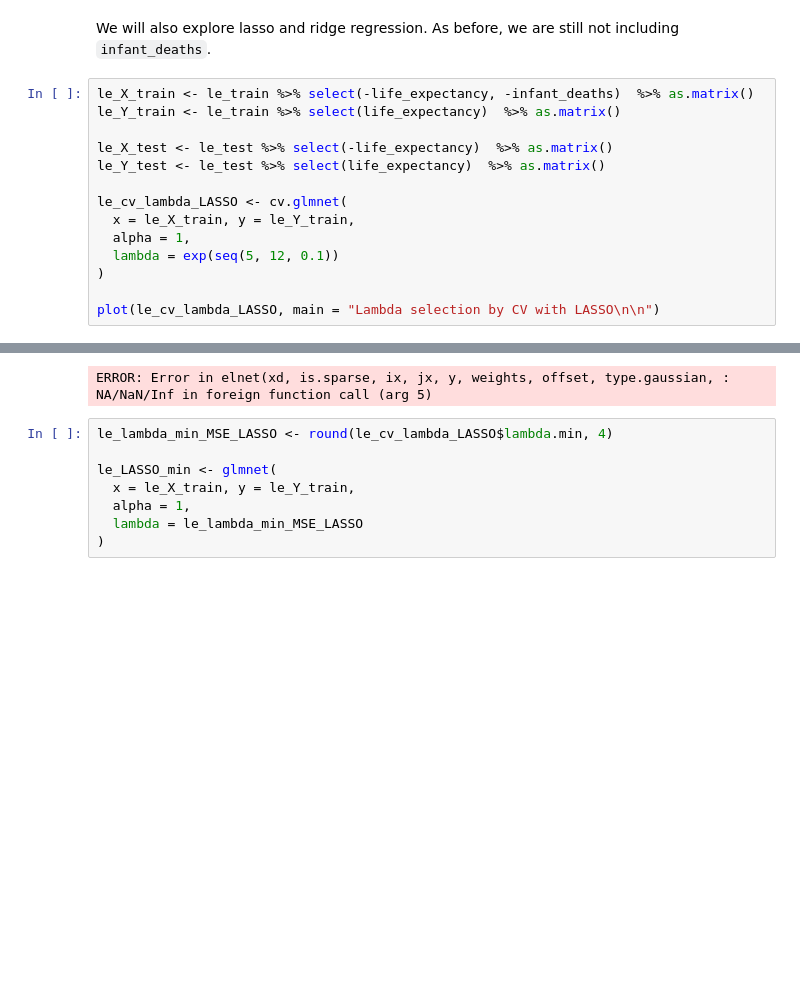
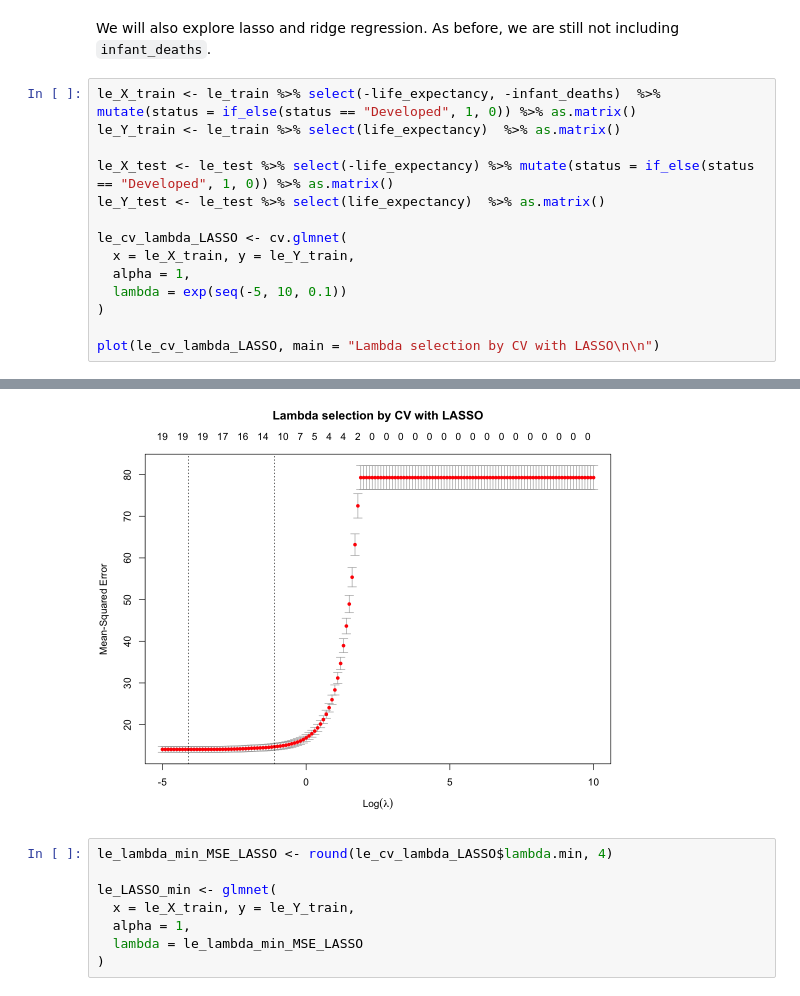
Before and after one commit to fionawang-yf/STAT301-LifeExpectancy, a Jupyter notebook: STAT301-Group1-Report.ipynb, the cells around one changed output, grey strips where cells are left out. Saved outputs shown, nothing was run; the diff lists cells and outputs as text; blank space fills up the shorter version.

Commit message:
Fixed Lasso and Ridge Regression calls

```diff
--- a/STAT301-Group1-Report.ipynb
+++ b/STAT301-Group1-Report.ipynb
@@ -447,16 +442,16 @@ F-statistic: 544.4 on 11 and 1224 DF,  p-value: < 2.2e-16
 # %% [markdown]
 We will also explore lasso and ridge regression. As before, we are still not including `infant_deaths`.
 # %%
-le_X_train <- le_train %>% select(-life_expectancy, -infant_deaths)  %>% as.matrix()
+le_X_train <- le_train %>% select(-life_expectancy, -infant_deaths)  %>% mutate(status = if_else(status == "Developed", 1, 0)) %>% as.matrix()
 le_Y_train <- le_train %>% select(life_expectancy)  %>% as.matrix()
 
-le_X_test <- le_test %>% select(-life_expectancy)  %>% as.matrix()
+le_X_test <- le_test %>% select(-life_expectancy) %>% mutate(status = if_else(status == "Developed", 1, 0)) %>% as.matrix()
 le_Y_test <- le_test %>% select(life_expectancy)  %>% as.matrix()
 
 le_cv_lambda_LASSO <- cv.glmnet(
   x = le_X_train, y = le_Y_train,
   alpha = 1,
-  lambda = exp(seq(5, 12, 0.1))
+  lambda = exp(seq(-5, 10, 0.1))
 )
 
 plot(le_cv_lambda_LASSO, main = "Lambda selection by CV with LASSO\n\n")
@@ -466,4 +459,4 @@ Warning message in storage.mode(xd) <- "double":
-ERROR: Error in elnet(xd, is.sparse, ix, jx, y, weights, offset, type.gaussian, : NA/NaN/Inf in foreign function call (arg 5)
+[figure, added]
 # %%
 le_lambda_min_MSE_LASSO <- round(le_cv_lambda_LASSO$lambda.min, 4)
 
```
Also changed, not shown: parts of 16 cells of this notebook.
